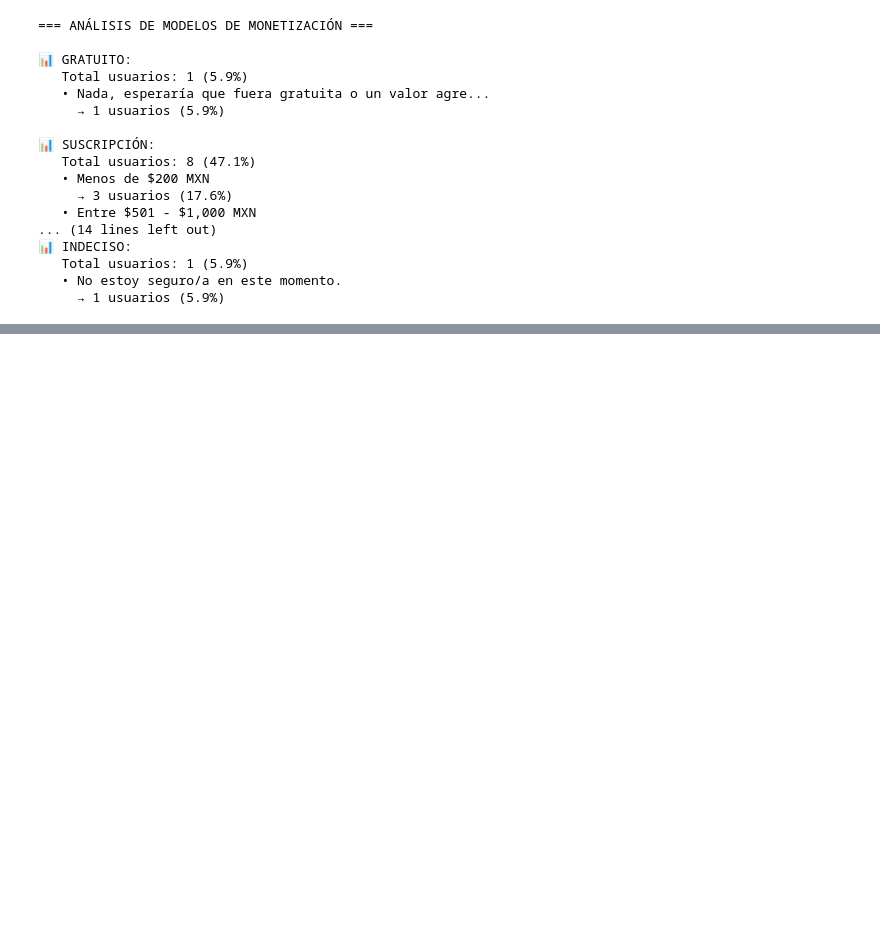
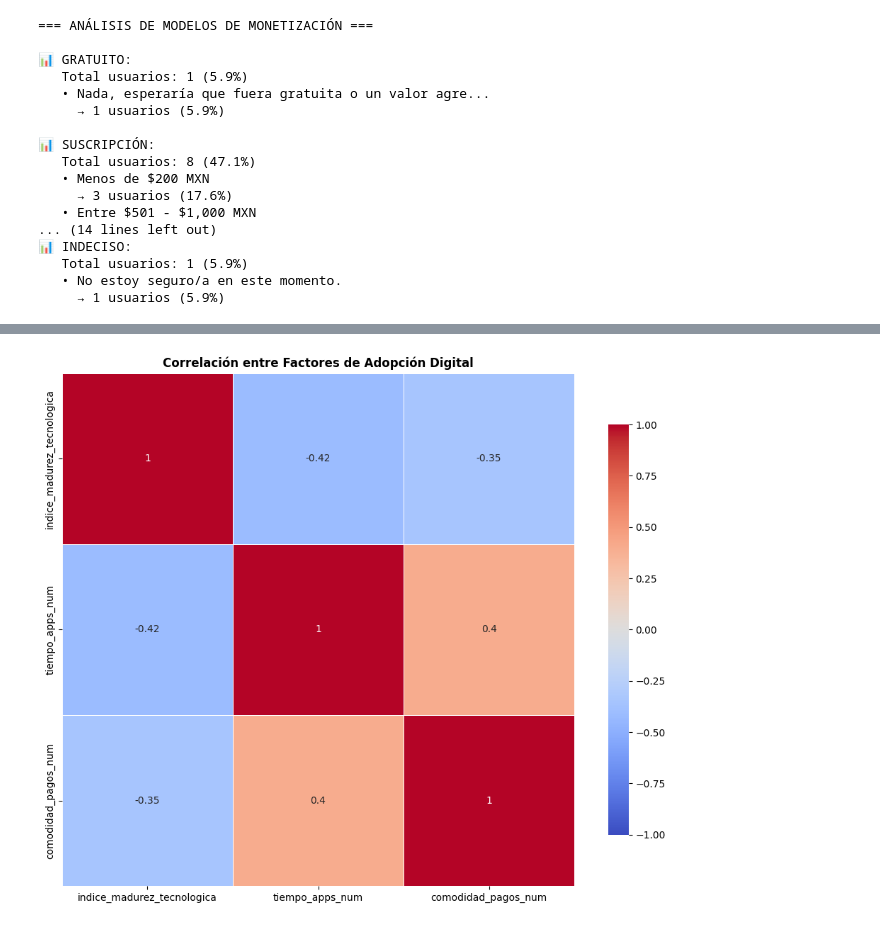
Before and after one commit to betooxx-dev/md-vetzoone, a Jupyter notebook: notebook_main.ipynb, the cells around one changed output, grey strips where cells are left out. Cells and saved outputs as stored; diff of their text form; code cells hidden in the pictures; blank space fills up the shorter version.

```diff
--- a/notebook_main.ipynb
+++ b/notebook_main.ipynb
@@ -1528,0 +1618,87 @@ for categoria, modelos in modelos_categorizados.items():
+# %%
+print("=== FACTORES DE ADOPCIÓN TECNOLÓGICA ===\n")
+
+def mapear_tiempo_apps(opcion):
+    if "Más de 4 horas" in str(opcion):
+        return 4
+    elif "Entre 2 y 4 horas" in str(opcion):
+        return 3
+    elif "Entre 1 y 2 horas" in str(opcion):
+        return 2
+    elif "Menos de 1 hora" in str(opcion):
+        return 1
+    elif "No uso" in str(opcion):
+        return 0
+    else:
+        return None
+
+df['tiempo_apps_num'] = df['tiempo_uso_apps'].apply(mapear_tiempo_apps)
+
+correlacion_adopcion_tiempo = df['indice_madurez_tecnologica'].corr(df['tiempo_apps_num'])
+print(f"Correlación entre madurez tecnológica y tiempo de uso de apps: {correlacion_adopcion_tiempo:.2f}")
+
+def mapear_comodidad_pagos(opcion):
+    if "Muy cómodo" in str(opcion):
+        return 4
+    elif "Moderadamente cómodo" in str(opcion):
+        return 3
+    elif "Algo incómodo" in str(opcion):
+        return 2
+    elif "Muy incómodo" in str(opcion):
+        return 1
+    elif "nunca lo hago" in str(opcion):
+        return 0
+    else:
+        return None
+
+df['comodidad_pagos_num'] = df['comodidad_pagos_online'].apply(mapear_comodidad_pagos)
+
+correlacion_adopcion_pagos = df['indice_madurez_tecnologica'].corr(df['comodidad_pagos_num'])
+print(f"Correlación entre madurez tecnológica y comodidad con pagos digitales: {correlacion_adopcion_pagos:.2f}")
+
+variables_adopcion = [
+    'indice_madurez_tecnologica',
+    'tiempo_apps_num',
+    'comodidad_pagos_num'
+]
+
+matriz_corr = df[variables_adopcion].corr()
+
+plt.figure(figsize=(10, 8))
+sns.heatmap(matriz_corr, annot=True, cmap='coolwarm', vmin=-1, vmax=1,
+            square=True, linewidths=0.5, cbar_kws={"shrink": .8})
+plt.title('Correlación entre Factores de Adopción Digital', fontweight='bold')
+plt.tight_layout()
+plt.show()
+
+print("\n=== ANÁLISIS DE DISPOSITIVOS UTILIZADOS ===\n")
+
+dispositivos_counts = {}
+for respuesta in df['dispositivos_principales'].dropna():
+    dispositivos = str(respuesta).split(',')
+    for dispositivo in dispositivos:
+        dispositivo = dispositivo.strip()
+        if dispositivo in dispositivos_counts:
+            dispositivos_counts[dispositivo] += 1
+        else:
+            dispositivos_counts[dispositivo] = 1
+
+dispositivos_df = pd.DataFrame({
+    'dispositivo': list(dispositivos_counts.keys()),
+    'usuarios': list(dispositivos_counts.values()),
+    'porcentaje': [count / len(df) * 100 for count in dispositivos_counts.values()]
+}).sort_values('usuarios', ascending=False)
+
+print("Dispositivos utilizados por los usuarios:")
+for idx, row in dispositivos_df.iterrows():
+    print(f"• {row['dispositivo']}: {row['usuarios']} usuarios ({row['porcentaje']:.1f}%)")
+
+plt.figure(figsize=(12, 6))
+sns.barplot(x='dispositivo', y='usuarios', data=dispositivos_df, palette='viridis')
+plt.title('Dispositivos Utilizados por los Usuarios', fontweight='bold')
+plt.xlabel('Tipo de Dispositivo')
+plt.ylabel('Número de Usuarios')
+plt.xticks(rotation=45, ha='right')
+plt.tight_layout()
+plt.show()
+# %% [output]
@@ -1528,0 +1709 @@ for categoria, modelos in modelos_categorizados.items():
+[figure, added]
```
Also changed, not shown: parts of 12 cells of this notebook, 1 other file.
